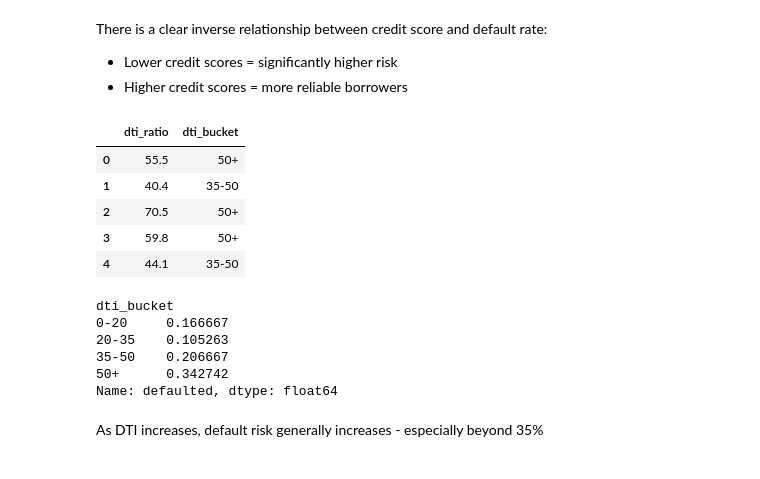
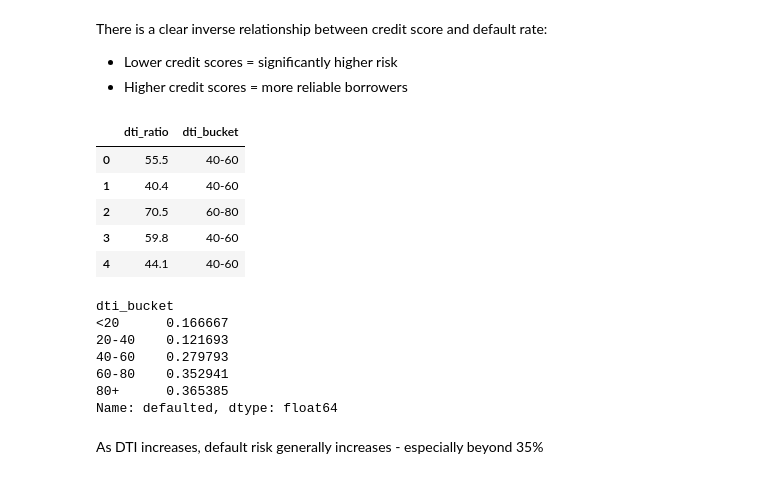
Before and after one commit to collins-kimotho/Loan-Default-Risk-Analysis, a Jupyter notebook: loan_analysis.ipynb, the cells around one changed output. Cells and saved outputs as stored; diff of their text form; code cells hidden in the pictures.

```diff
--- a/loan_analysis.ipynb
+++ b/loan_analysis.ipynb
@@ -287,7 +287,7 @@ np.float64(0.24292845257903495)
 bins = [500, 600, 650, 700, 750, 850]
 labels = ['520-599', '600-649', '650-699', '700-799', '750+']
 
-loans_df['credit_bucket'] = pd.cut(loans_df['credit_score'], bins=bins, labels=labels)
+loans_df['credit_bucket'] = pd.cut(loans_df['credit_score'], bins=bins, labels=labels, include_lowest=True)
 
 loans_df[['credit_score', 'credit_bucket']].head()
 # %% [output]
@@ -314,27 +314,28 @@ There is a clear inverse relationship between credit score and default rate:
 * Lower credit scores = significantly higher risk
 * Higher credit scores = more reliable borrowers
 # %%
-bins = [0, 20, 35,50, 100]
-labels = ['0-20', '20-35', '35-50', '50+']
+bins = [0, 20, 40, 60, 80, 200]
+labels = ['<20', '20-40', '40-60', '60-80', '80+']
 
-loans_df['dti_bucket'] = pd.cut(loans_df['dti_ratio'], bins=bins, labels=labels)
+loans_df['dti_bucket'] = pd.cut(loans_df['dti_ratio'], bins=bins, labels=labels, include_lowest=True)
 
-loans_df[['dti_ratio', 'dti_bucket']].head()
+loans_df[['dti_ratio', 'dti_bucket']].head(5)
 # %% [output]
 |  | dti_ratio | dti_bucket |
-| 0 | 55.5 | 50+ |
-| 1 | 40.4 | 35-50 |
-| 2 | 70.5 | 50+ |
-| 3 | 59.8 | 50+ |
-| 4 | 44.1 | 35-50 |
+| 0 | 55.5 | 40-60 |
+| 1 | 40.4 | 40-60 |
+| 2 | 70.5 | 60-80 |
+| 3 | 59.8 | 40-60 |
+| 4 | 44.1 | 40-60 |
 # %%
 loans_df.groupby('dti_bucket')['defaulted'].mean()
 # %% [output]
 dti_bucket
-0-20     0.166667
-20-35    0.105263
-35-50    0.206667
-50+      0.342742
+<20      0.166667
+20-40    0.121693
+40-60    0.279793
+60-80    0.352941
+80+      0.365385
 Name: defaulted, dtype: float64
 # %% [markdown]
 As DTI increases, default risk generally increases - especially beyond 35%
```
Also changed, not shown: parts of 3 cells of this notebook, 7 other files.
